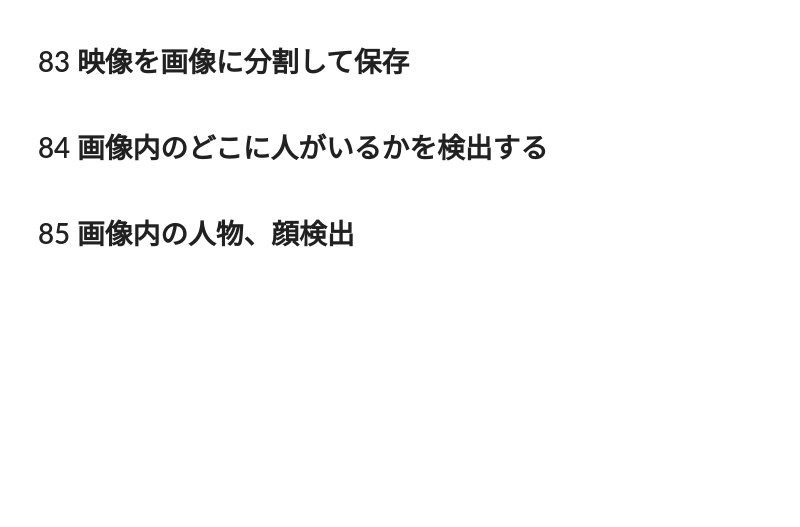
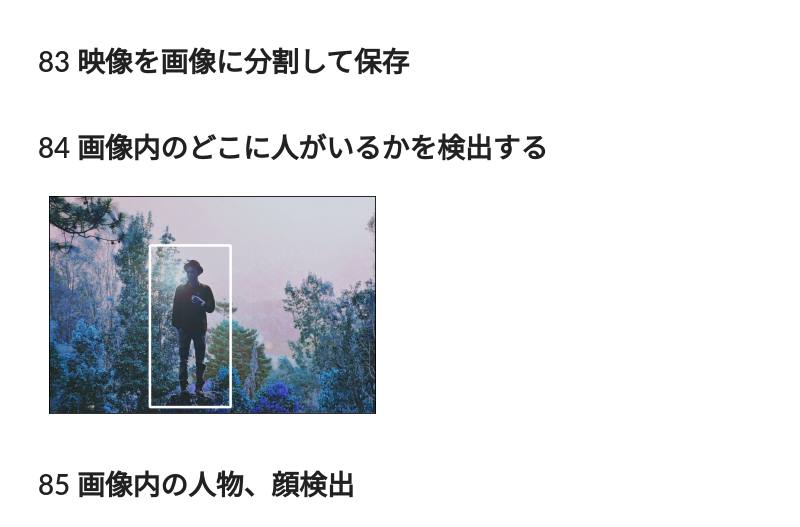
Before and after one commit to letitride/PandasDataAnalyze, a Jupyter notebook: chapter09/ch09.ipynb, the cells around one changed output. Cells and saved outputs as stored; diff of their text form; code cells hidden in the pictures; blank space fills up the shorter version.

```diff
--- a/chapter09/ch09.ipynb
+++ b/chapter09/ch09.ipynb
@@ -72,27 +72,31 @@ cap.release()
 # %%
 import cv2
 
 hog = cv2.HOGDescriptor()
 hog.setSVMDetector(cv2.HOGDescriptor_getDefaultPeopleDetector())
+# http://nobutobook.blogspot.com/2016/11/python-opencv.html
+# http://nobutobook.blogspot.com/2016/03/python-opencv.html
 hogParams = {
     "winStride":(8,8),
-    "padding":(32,32),
+    "padding":(0,0), # 画像の範囲
     "scale":1.05,
     "hitThreshold":0,
-    "finalThreshold":5
+    "finalThreshold":1
 }
 
-img = cv2.imread("img/img01.jpg")
+img = cv2.imread("img/man-983977_640.jpg")
 gray = cv2.cvtColor(img, cv2.COLOR_BGR2GRAY)
 human, r = hog.detectMultiScale(gray, **hogParams)
 if (len(human)>0):
     for (x, y, w, h) in human:
         cv2.rectangle(img, (x, y), (x+w, y+h), (255,255,255), 3)
 
 
 plt.imshow(img)
 plt.xticks([]), plt.yticks([])  # to hide tick values on X and Y axis
 plt.show()
+# %% [output]
+[figure, added]
 # %% [markdown]
 # 85 画像内の人物、顔検出
 # %%
```
Also changed, not shown: parts of 3 cells of this notebook, 7 other files.
